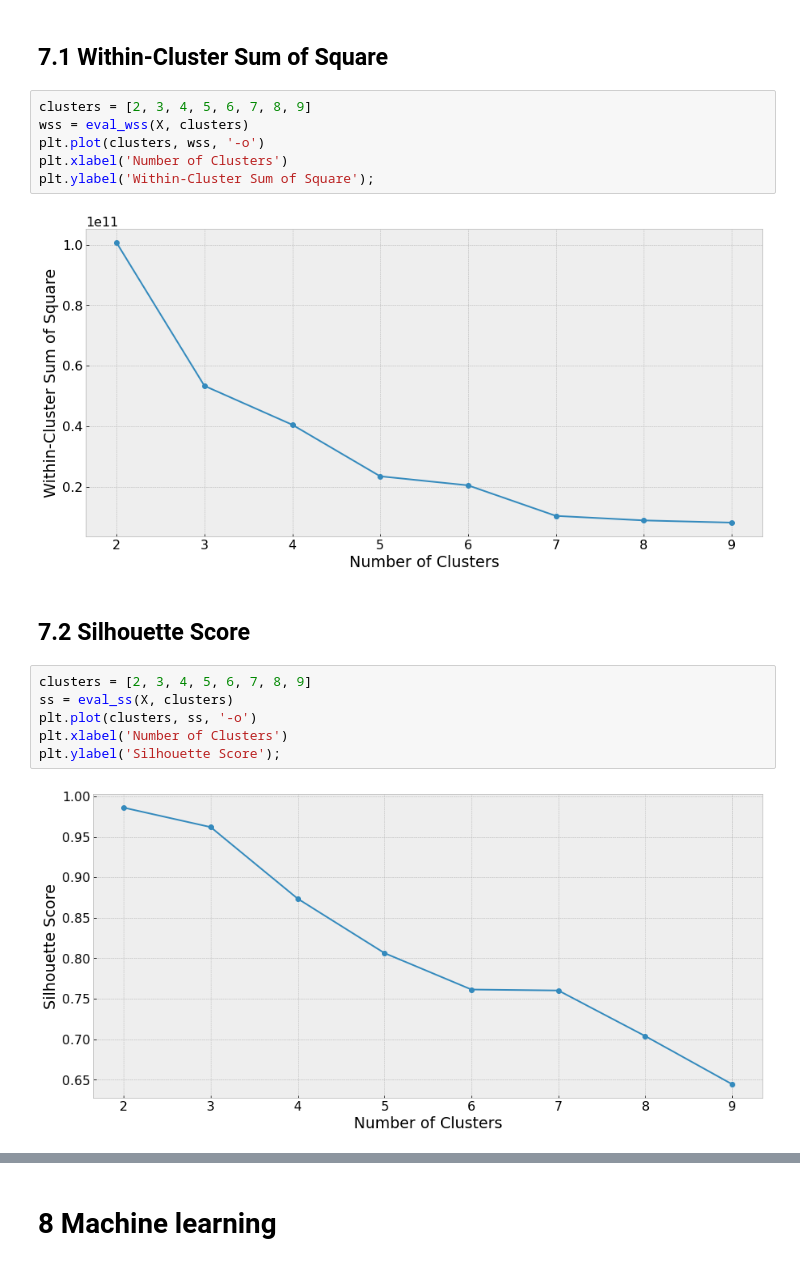
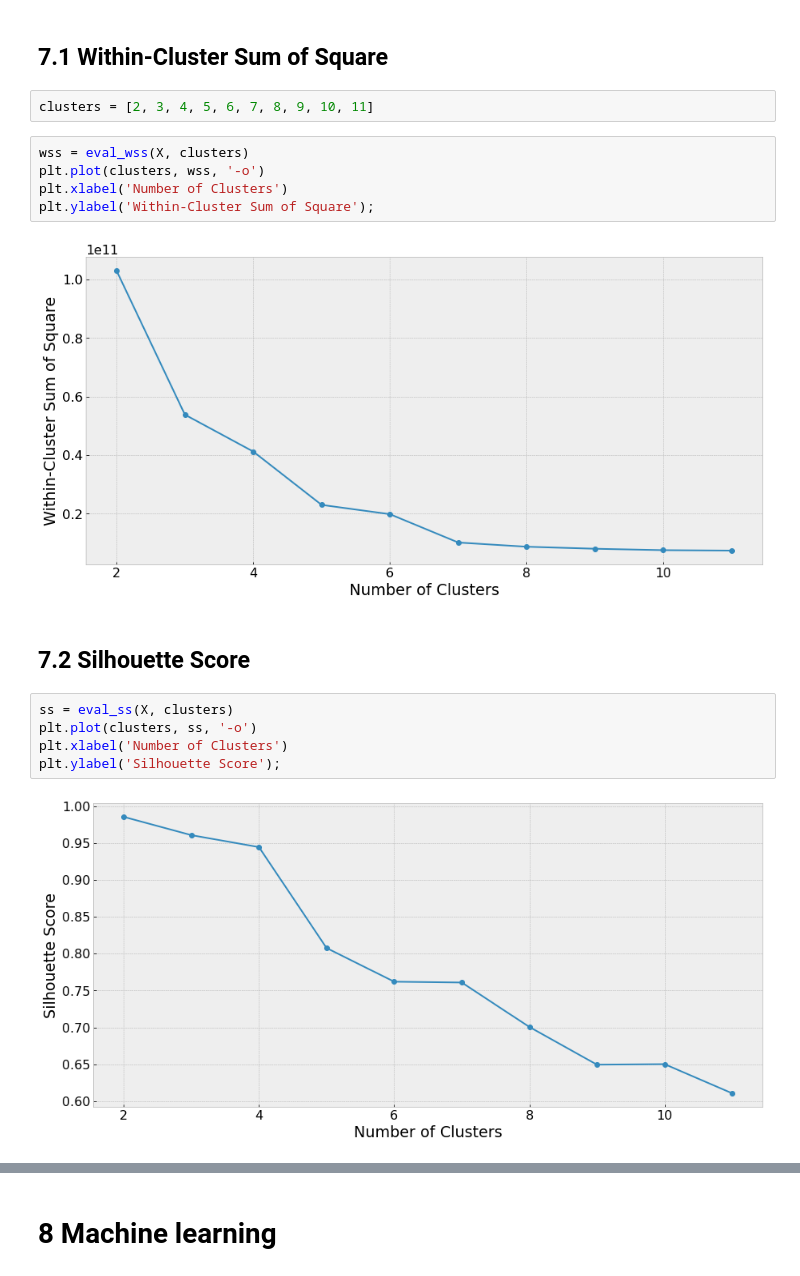
Before and after one commit to paixaols/loyalty-program, a Jupyter notebook: notebooks/2_loyalty_clean-data.ipynb, the cells around one changed output, grey strips where cells are left out. Cells and saved outputs as stored; diff of their text form.

```diff
--- a/notebooks/2_loyalty_clean-data.ipynb
+++ b/notebooks/2_loyalty_clean-data.ipynb
@@ -434,24 +405,24 @@ df7 = pd.read_csv('../data/interim/c1_df7.csv')
 X = df7.drop('customer_id', axis = 1)
 # %% [markdown]
 ## 7.1 Within-Cluster Sum of Square
+# %%
+clusters = [2, 3, 4, 5, 6, 7, 8, 9, 10, 11]
 # %%
-clusters = [2, 3, 4, 5, 6, 7, 8, 9]
 wss = eval_wss(X, clusters)
 plt.plot(clusters, wss, '-o')
 plt.xlabel('Number of Clusters')
 plt.ylabel('Within-Cluster Sum of Square');
 # %% [output]
-[figure, old version]
+[figure, new version]
 # %% [markdown]
 ## 7.2 Silhouette Score
 # %%
-clusters = [2, 3, 4, 5, 6, 7, 8, 9]
 ss = eval_ss(X, clusters)
 plt.plot(clusters, ss, '-o')
 plt.xlabel('Number of Clusters')
 plt.ylabel('Silhouette Score');
 # %% [output]
-[figure, old version]
+[figure, new version]
 # %%
 clusters = [2, 3, 4, 5, 6, 7]
 grid_cols = 3
```
Also changed, not shown: parts of 67 cells of this notebook.
